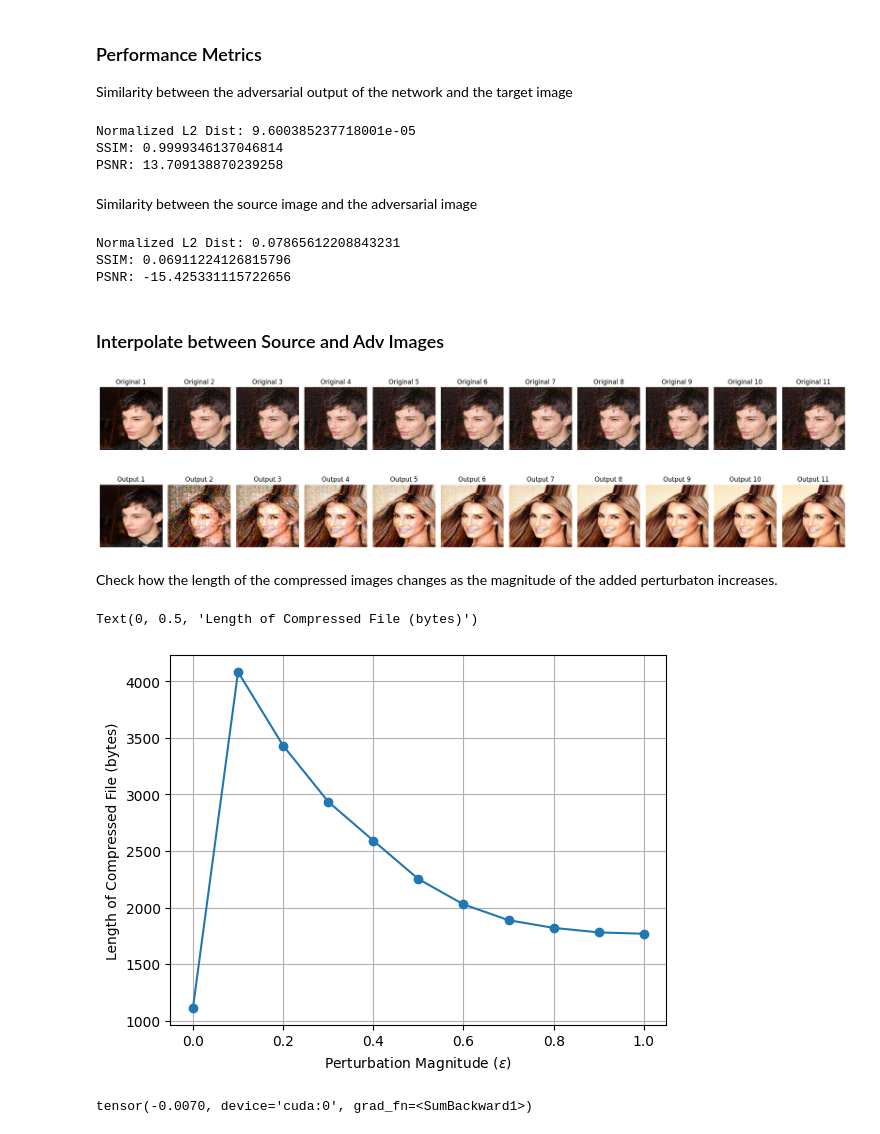
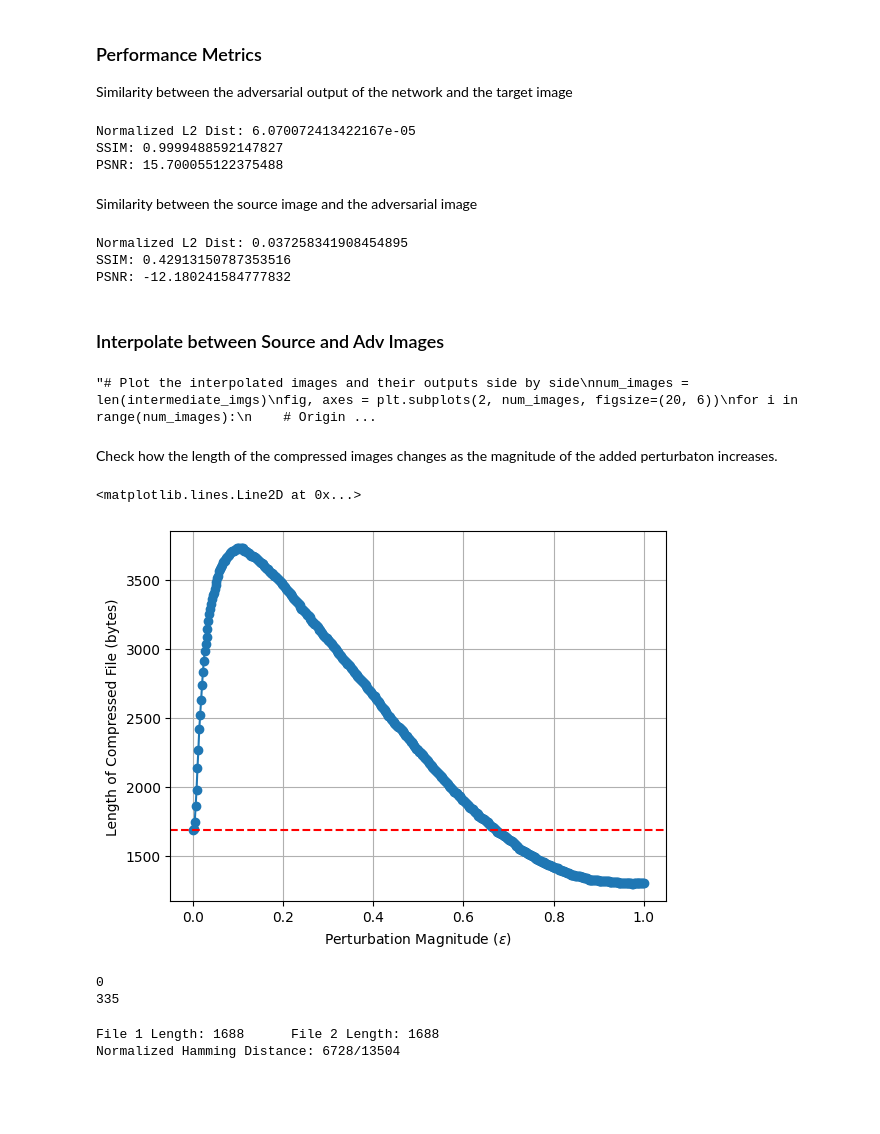
Before and after one commit to neddamj/nicsec, a Jupyter notebook: attack_neural_compression.ipynb, the cells around one changed output. Saved outputs shown, nothing was run; the diff lists cells and outputs as text; code cells hidden in the pictures; blank space fills up the shorter version.

Commit message:
searching for files with the same compressed length

```diff
--- a/attack_neural_compression.ipynb
+++ b/attack_neural_compression.ipynb
@@ -88,9 +88,9 @@ class StatsMeter:
         self.max = max(self.data)
         self.min = min(self.data)
 # %%
-x = dataset[0][0].unsqueeze(0).to(device)
+x = dataset[1][0].unsqueeze(0).to(device)
 
-num_sources = 4
+num_sources = 1
 x_hat = [] #dataset[1][0].unsqueeze(0).to(device)
 for i, (images, label) in enumerate(dataloader):
     # num sources must be less than batch size
@@ -119,7 +119,7 @@ class CustomLRScheduler(_LRScheduler):
 # %%
 def loss_fn(src: torch.Tensor, target: torch.Tensor) -> torch.Tensor:
     mse = F.mse_loss(src, target)
-    cos_sim = F.cosine_similarity(src.view(1, -1), target.view(4, -1), dim=1).mean()
+    cos_sim = F.cosine_similarity(src.view(1, -1), target.view(num_sources, -1), dim=1).mean()
     return mse + ((1 - cos_sim) / 2)
 # %%
 def pgd(
@@ -177,14 +177,14 @@ elif mask_type == 'ring':
     ring_separation = 5
     mask = ring_mask(x_hat, num_rings=num_rings, ring_width=ring_width, ring_separation=ring_separation)
 elif mask_type == 'dot':
-    lr = 3e-2
-    vertical_skip = 3
-    horizontal_skip = 3
+    lr = 5e-1
+    vertical_skip = 4
+    horizontal_skip = 4
     mask = dot_mask(x_hat, vertical_skip=vertical_skip, horizontal_skip=horizontal_skip)
 
 # Run the attack and produce an adversarial image y_hat
 optimizer = torch.optim.Adam([x_hat], lr=lr)
-scheduler = CustomLRScheduler(optimizer, update_every=1000, update_factor=.2)
+scheduler = CustomLRScheduler(optimizer, update_every=1000, update_factor=0.9)
 x_adv, loss_tracker = pgd(x, x_hat, model=net, optimizer=optimizer, scheduler=scheduler, num_steps=num_steps, mask=mask)
 # Pass the adv image through the compression network and see the result
 output = net.forward(x_adv)['x_hat']
@@ -236,9 +236,9 @@ for i in range(num_sources):
 
 print(f'Normalized L2 Dist: {torch.tensor(normalized_l2_dist).mean()}\nSSIM: {torch.tensor(struct_sim).mean()}\nPSNR: {torch.tensor(psnr).mean()}')
 # %% [output]
-Normalized L2 Dist: 9.600385237718001e-05
-SSIM: 0.9999346137046814
-PSNR: 13.709138870239258
+Normalized L2 Dist: 6.070072413422167e-05
+SSIM: 0.9999488592147827
+PSNR: 15.700055122375488
 # %% [markdown]
 Similarity between the source image and the adversarial image
 # %%
@@ -250,16 +250,16 @@ for i in range(num_sources):
 
 print(f'Normalized L2 Dist: {torch.tensor(normalized_l2_dist).mean()}\nSSIM: {torch.tensor(struct_sim).mean()}\nPSNR: {torch.tensor(psnr).mean()}')
 # %% [output]
-Normalized L2 Dist: 0.07865612208843231
-SSIM: 0.06911224126815796
-PSNR: -15.425331115722656
+Normalized L2 Dist: 0.037258341908454895
+SSIM: 0.42913150787353516
+PSNR: -12.180241584777832
 # %% [markdown]
 ### Interpolate between Source and Adv Images
 # %%
 # Interpolate between the source and adversarial images
 intermediate_imgs = []
 sample_number = 0      # which image from the batch do you want to visualize
-intervals = torch.linspace(0, 1, 11)
+intervals = torch.linspace(0, 1, 500)
 for val in intervals:
     intermediate = val * x_hat[sample_number] + (1 - val) * x_src[sample_number]
     intermediate_imgs.append(intermediate)
@@ -273,7 +273,7 @@ for img in intermediate_imgs:
         output = net(img)
     outputs.append(output['x_hat'].squeeze(0).cpu())
 
-# Plot the interpolated images and their outputs side by side
+"""# Plot the interpolated images and their outputs side by side
 num_images = len(intermediate_imgs)
 fig, axes = plt.subplots(2, num_images, figsize=(20, 6))
 for i in range(num_images):
@@ -288,22 +288,23 @@ for i in range(num_images):
     axes[1, i].axis('off')
 
 plt.tight_layout()
-plt.show()
+plt.show()"""
 # %% [output]
-[figure, removed]
+"# Plot the interpolated images and their outputs side by side\nnum_images = len(intermediate_imgs)\nfig, axes = plt.subplots(2, num_images, figsize=(20, 6))\nfor i in range(num_images):\n    # Origin ...
 # %% [markdown]
 Check how the length of the compressed images changes as the magnitude of the added perturbaton increases.
 # %%
 file_lengths = []
 for i in range(len(intermediate_imgs)):
     out = net.compress(intermediate_imgs[i].unsqueeze(0))
     file_len = len(out['strings'][0][0])
     file_lengths.append(file_len)
 
 plt.plot(intervals, file_lengths, marker='o')
 plt.grid()
 plt.xlabel('Perturbation Magnitude ($\epsilon$)')
 plt.ylabel('Length of Compressed File (bytes)')
+plt.axhline(y=file_lengths[0], color='r', linestyle='--')
 # %% [output]
-Text(0, 0.5, 'Length of Compressed File (bytes)')
+<matplotlib.lines.Line2D at 0x...>
-[figure, old version]
+[figure, new version]
@@ -313,4 +311,20 @@ out2 = net.forward(intermediate_imgs[-1].unsqueeze(0))['y_hat']
-# %%
-F.cosine_similarity(out.flatten(), out2.flatten(), dim=0)
-# %% [output]
-tensor(-0.0070, device='cuda:0', grad_fn=<SumBackward1>)
+# %%
+for i, length in enumerate(file_lengths):
+    if length == file_lengths[0]:
+        print(i)
+# %% [output]
+0
+335
+# %%
+bytes1 = net.compress(intermediate_imgs[0].unsqueeze(0))['strings'][0][0]
+bytes2 = net.compress(intermediate_imgs[335].unsqueeze(0))['strings'][0][0]
+print(f'File 1 Length: {len(bytes1)}\t File 2 Length: {len(bytes2)}')
+
+hamming_dist = 0
+for byte1, byte2 in zip(bytes1, bytes2):
+    hamming_dist += bin(byte1 ^ byte2).count('1')
+
+print(f'Normalized Hamming Distance: {hamming_dist}/{len(bytes1) * 8}')
+# %% [output]
+File 1 Length: 1688      File 2 Length: 1688
+Normalized Hamming Distance: 6728/13504
```
Also changed, not shown: parts of 6 cells of this notebook.
